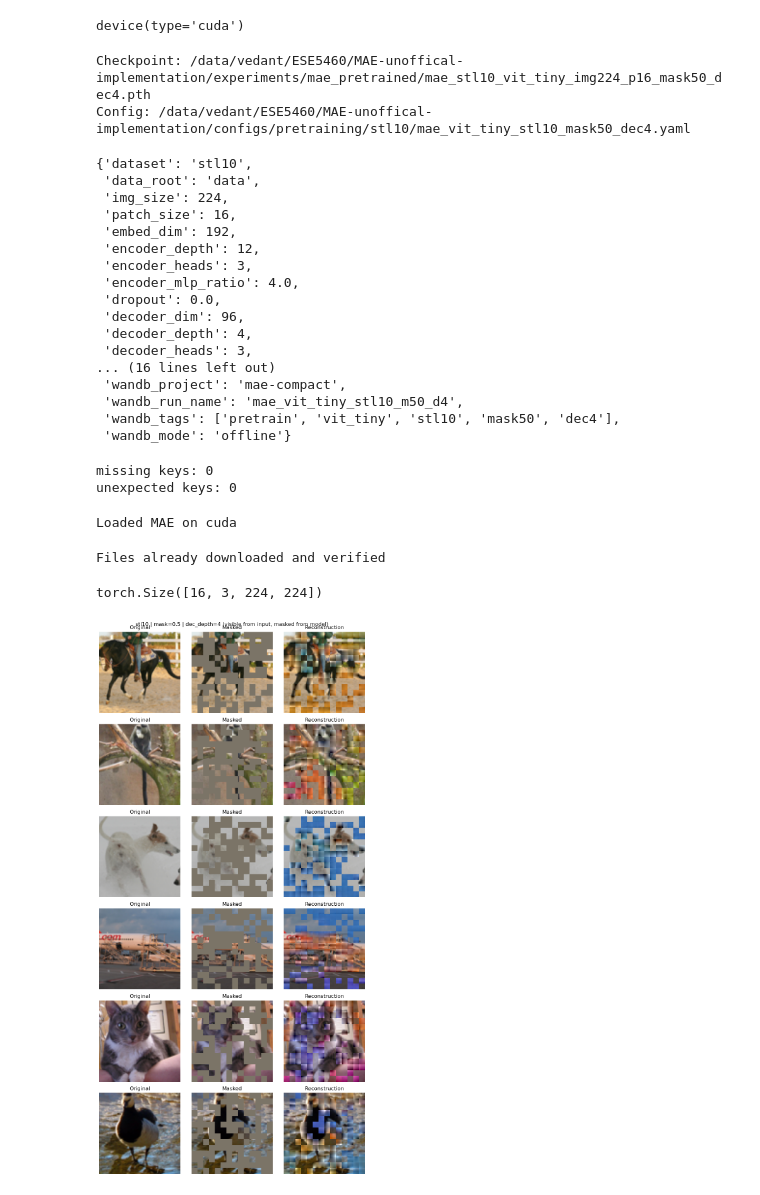
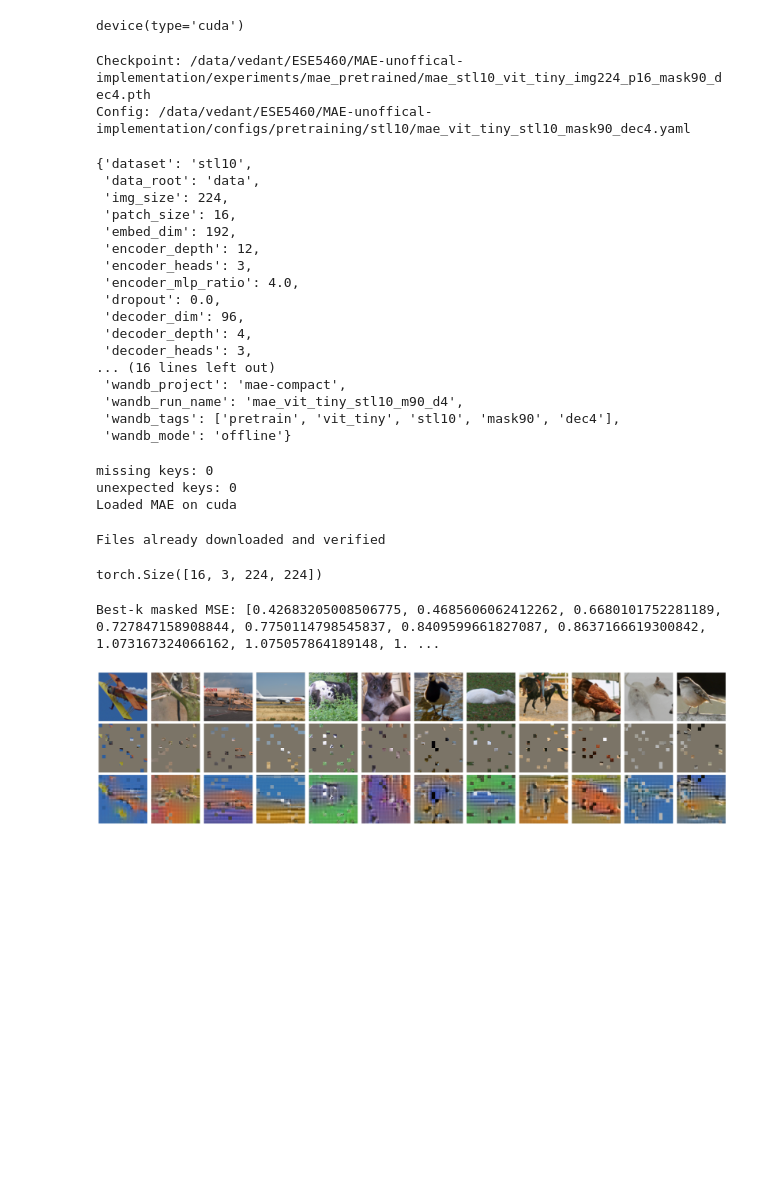
Before and after one commit to VedantZope/MAE-unoffical-implementation, a Jupyter notebook: notebooks/reconstruction_demo.ipynb, the cells around one changed output. Drawn from its saved outputs; the diff is of its cells as text; code cells hidden in the pictures; blank space fills up the shorter version.

```diff
--- a/notebooks/reconstruction_demo.ipynb
+++ b/notebooks/reconstruction_demo.ipynb
@@ -37,16 +37,16 @@ DEVICE
 device(type='cuda')
 # %%
 # Example:
-ckpt_path = PROJECT_ROOT / "experiments/mae_pretrained/mae_stl10_vit_tiny_img224_p16_mask50_dec4.pth"
-cfg_path  = PROJECT_ROOT / "configs/pretraining/stl10/mae_vit_tiny_stl10_mask50_dec4.yaml"
+ckpt_path = PROJECT_ROOT / "experiments/mae_pretrained/mae_stl10_vit_tiny_img224_p16_mask90_dec4.pth"
+cfg_path  = PROJECT_ROOT / "configs/pretraining/stl10/mae_vit_tiny_stl10_mask90_dec4.yaml"
 assert ckpt_path.exists(), f"Missing checkpoint: {ckpt_path}"
 assert cfg_path.exists(), f"Missing config: {cfg_path}"
 
 print("Checkpoint:", ckpt_path)
 print("Config:", cfg_path)
 # %% [output]
-Checkpoint: /data/vedant/ESE5460/MAE-unoffical-implementation/experiments/mae_pretrained/mae_stl10_vit_tiny_img224_p16_mask50_dec4.pth
-Config: /data/vedant/ESE5460/MAE-unoffical-implementation/configs/pretraining/stl10/mae_vit_tiny_stl10_mask50_dec4.yaml
+Checkpoint: /data/vedant/ESE5460/MAE-unoffical-implementation/experiments/mae_pretrained/mae_stl10_vit_tiny_img224_p16_mask90_dec4.pth
+Config: /data/vedant/ESE5460/MAE-unoffical-implementation/configs/pretraining/stl10/mae_vit_tiny_stl10_mask90_dec4.yaml
 # %%
 # Imagenet normalization used by the dataloader
 IMAGENET_MEAN = (0.485, 0.456, 0.406)
@@ -138,8 +143,8 @@ cfg
  'decoder_heads': 3,
 ... (16 lines left out)
  'wandb_project': 'mae-compact',
- 'wandb_run_name': 'mae_vit_tiny_stl10_m50_d4',
- 'wandb_tags': ['pretrain', 'vit_tiny', 'stl10', 'mask50', 'dec4'],
+ 'wandb_run_name': 'mae_vit_tiny_stl10_m90_d4',
+ 'wandb_tags': ['pretrain', 'vit_tiny', 'stl10', 'mask90', 'dec4'],
  'wandb_mode': 'offline'}
 # %%
 def build_mae_from_cfg(cfg: dict) -> MAEModel:
@@ -182,7 +187,7 @@ print("Loaded MAE on", DEVICE)
 # %% [output]
 missing keys: 0
 unexpected keys: 0
+Loaded MAE on cuda
-Loaded MAE on cuda
 # %%
 # Load a small batch (supervised mode yields (img,label), but we ignore labels here)
 loader = get_dataloader(
@@ -206,36 +211,51 @@ torch.Size([16, 3, 224, 224])
 # %%
 patch_size = int(cfg["patch_size"])
 img_size = int(cfg["img_size"])
 
 with torch.no_grad():
     with torch.autocast(device_type=DEVICE.type, dtype=torch.float16, enabled=(DEVICE.type == "cuda")):
         pred_patches, mask = mae(imgs)
 
 # IMPORTANT:
 # MAE is trained with the reconstruction loss applied to MASKED patches only.
 # Predictions for VISIBLE patches are not trained to match the input and may look like noise.
 # For the usual qualitative visualization, we form a composite:
 #   - visible patches: from the original image
 #   - masked patches: from the model prediction
 
 target_patches = patchify(imgs, patch_size=patch_size)  # (B,N,3*P*P) normalized
 recon_patches = pred_patches * mask.unsqueeze(-1) + target_patches * (1.0 - mask).unsqueeze(-1)
 
 recon = unpatchify(recon_patches, patch_size=patch_size, img_size=img_size)
 masked = apply_patch_mask(imgs, mask, patch_size=patch_size)
 
 orig_vis = denormalize(imgs)
 masked_vis = denormalize(masked)
 recon_vis = denormalize(recon)
 
+# Compute per-sample masked reconstruction error (MSE over masked patches only)
+# This matches the MAE training objective and is a good way to pick "best" qualitative examples.
+per_patch_mse = (pred_patches.float() - target_patches.float()).pow(2).mean(dim=-1)  # (B,N)
+masked_mse = (per_patch_mse * mask).sum(dim=1) / mask.sum(dim=1).clamp_min(1.0)  # (B,)
+
+best_k = 12
+best_idx = torch.argsort(masked_mse)[:best_k]
+print("Best-k masked MSE:", masked_mse[best_idx].detach().cpu().tolist())
+
+orig_vis_best = orig_vis[best_idx]
+masked_vis_best = masked_vis[best_idx]
+recon_vis_best = recon_vis[best_idx]
+
 show_triplets(
-    orig_vis,
-    masked_vis,
-    recon_vis,
-    n=6,
-    title=f"{cfg['dataset']} | mask={cfg['mask_ratio']} | dec_depth={cfg['decoder_depth']} (visible from input, masked from model)",
+    orig_vis_best,
+    masked_vis_best,
+    recon_vis_best,
+    n=best_k,
+    # title=f"{cfg['dataset']} | mask={cfg['mask_ratio']} | dec_depth={cfg['decoder_depth']} (best masked-MSE examples)",
+    save_fig=True
 )
 # %% [output]
+Best-k masked MSE: [0.42683205008506775, 0.4685606062412262, 0.6680101752281189, 0.727847158908844, 0.7750114798545837, 0.8409599661827087, 0.8637166619300842, 1.073167324066162, 1.075057864189148, 1. ...
-[figure, old version]
+[figure, new version]
 # %%
 # Optional: visualize absolute error map (in pixel space)
```
Also changed, not shown: parts of 2 cells of this notebook, 37 other files.
